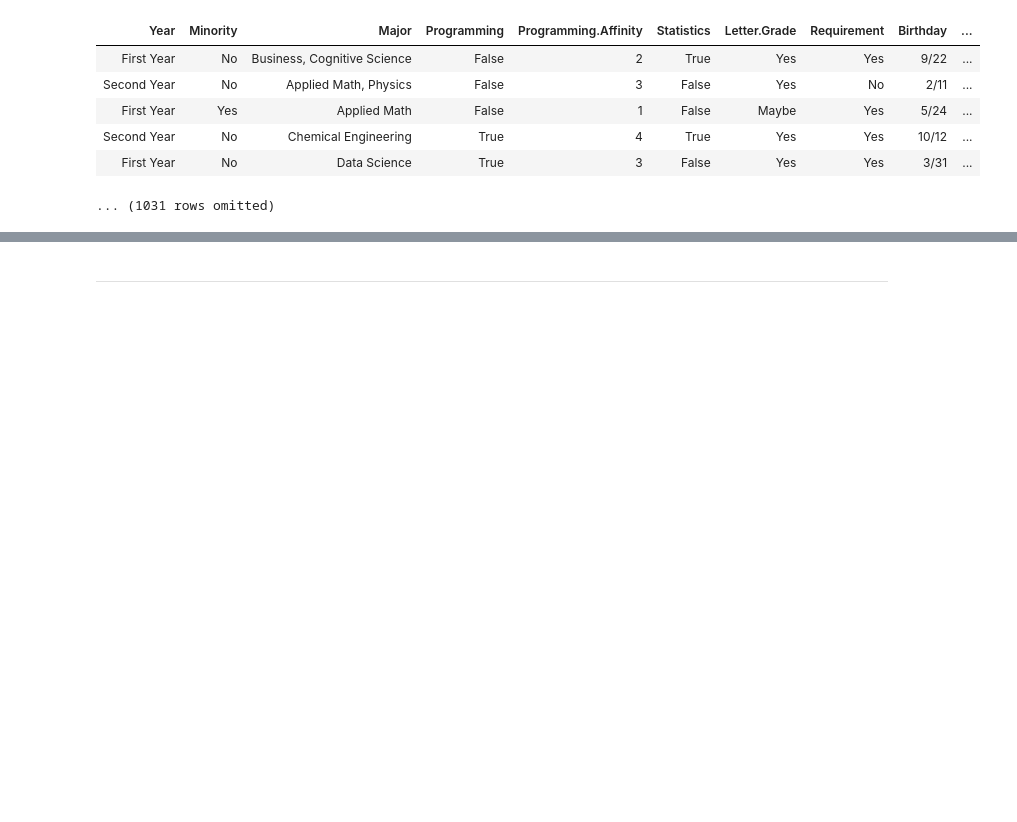
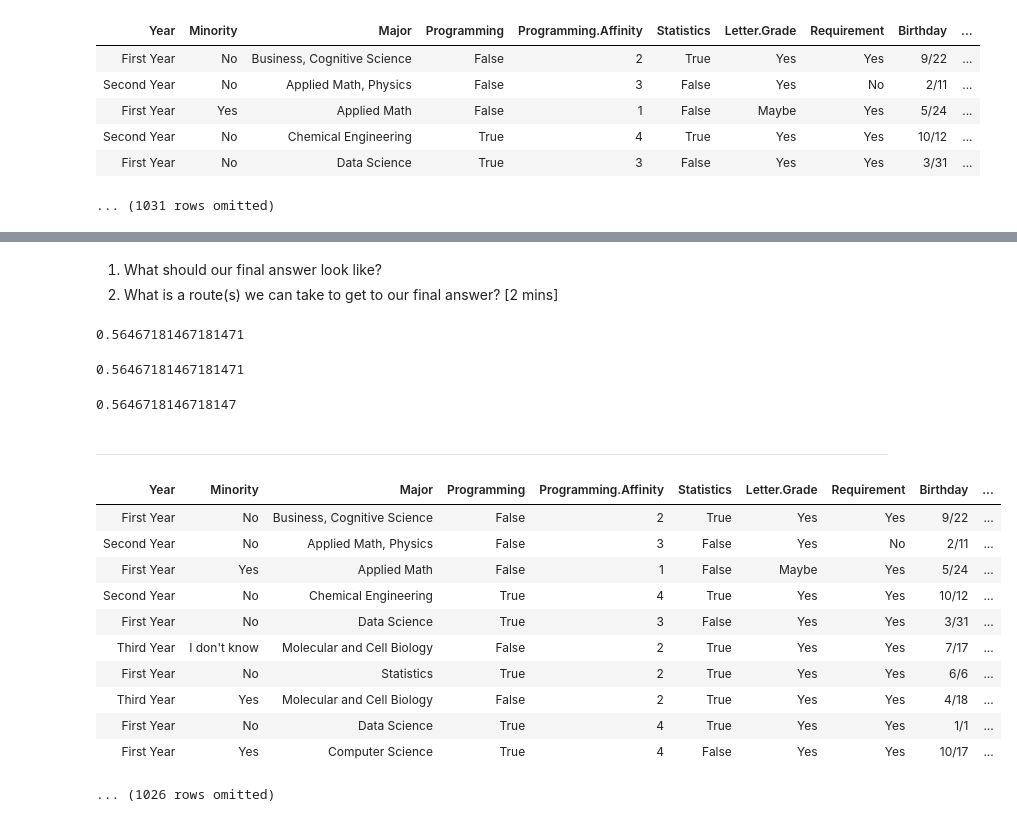
Before and after one commit to data-8/materials-fa24, a Jupyter notebook: lec/lec22/lec22.ipynb, the cells around one changed output, grey strips where cells are left out. Saved outputs shown, nothing was run; the diff lists cells and outputs as text; code cells hidden in the pictures; blank space fills up the shorter version.

```diff
--- a/lec/lec22/lec22.ipynb
+++ b/lec/lec22/lec22.ipynb
@@ -27,6 +31,36 @@ welcome_survey.show(5)
+# %% [markdown]
+1. What should our final answer look like?
+2. What is a route(s) we can take to get to our final answer? [2 mins]
+# %%
+programming_table = welcome_survey.group('Programming')
+programming_table.column('count').item(1)/np.sum(programming_table.column('count'))
+# %% [output]
+0.56467181467181471
+# %%
+np.average(welcome_survey.column('Programming'))
+# %% [output]
+0.56467181467181471
+# %%
+np.count_nonzero(welcome_survey.column('Programming'))/np.size(welcome_survey.column('Programming'))
+# %% [output]
+0.5646718146718147
 # %% [markdown]
 ____
 # %%
 welcome_survey = welcome_survey.with_columns('Piercing?', welcome_survey.column('Piercings') > 0)
+welcome_survey
+# %% [output]
+| Year | Minority | Major | Programming | Programming.Affinity | Statistics | Letter.Grade | Requirement | Birthday | ... |
+| First Year | No | Business, Cognitive Science | False | 2 | True | Yes | Yes | 9/22 | ... |
+| Second Year | No | Applied Math, Physics | False | 3 | False | Yes | No | 2/11 | ... |
+| First Year | Yes | Applied Math | False | 1 | False | Maybe | Yes | 5/24 | ... |
+| Second Year | No | Chemical Engineering | True | 4 | True | Yes | Yes | 10/12 | ... |
+| First Year | No | Data Science | True | 3 | False | Yes | Yes | 3/31 | ... |
+| Third Year | I don't know | Molecular and Cell Biology | False | 2 | True | Yes | Yes | 7/17 | ... |
+| First Year | No | Statistics | True | 2 | True | Yes | Yes | 6/6 | ... |
+| Third Year | Yes | Molecular and Cell Biology | False | 2 | True | Yes | Yes | 4/18 | ... |
+| First Year | No | Data Science | True | 4 | True | Yes | Yes | 1/1 | ... |
+| First Year | Yes | Computer Science | True | 4 | False | Yes | Yes | 10/17 | ... |
+... (1026 rows omitted)
 # %% [markdown]
 ## **Task 2:**
```
Also changed, not shown: parts of 16 cells of this notebook, 2 other files.
